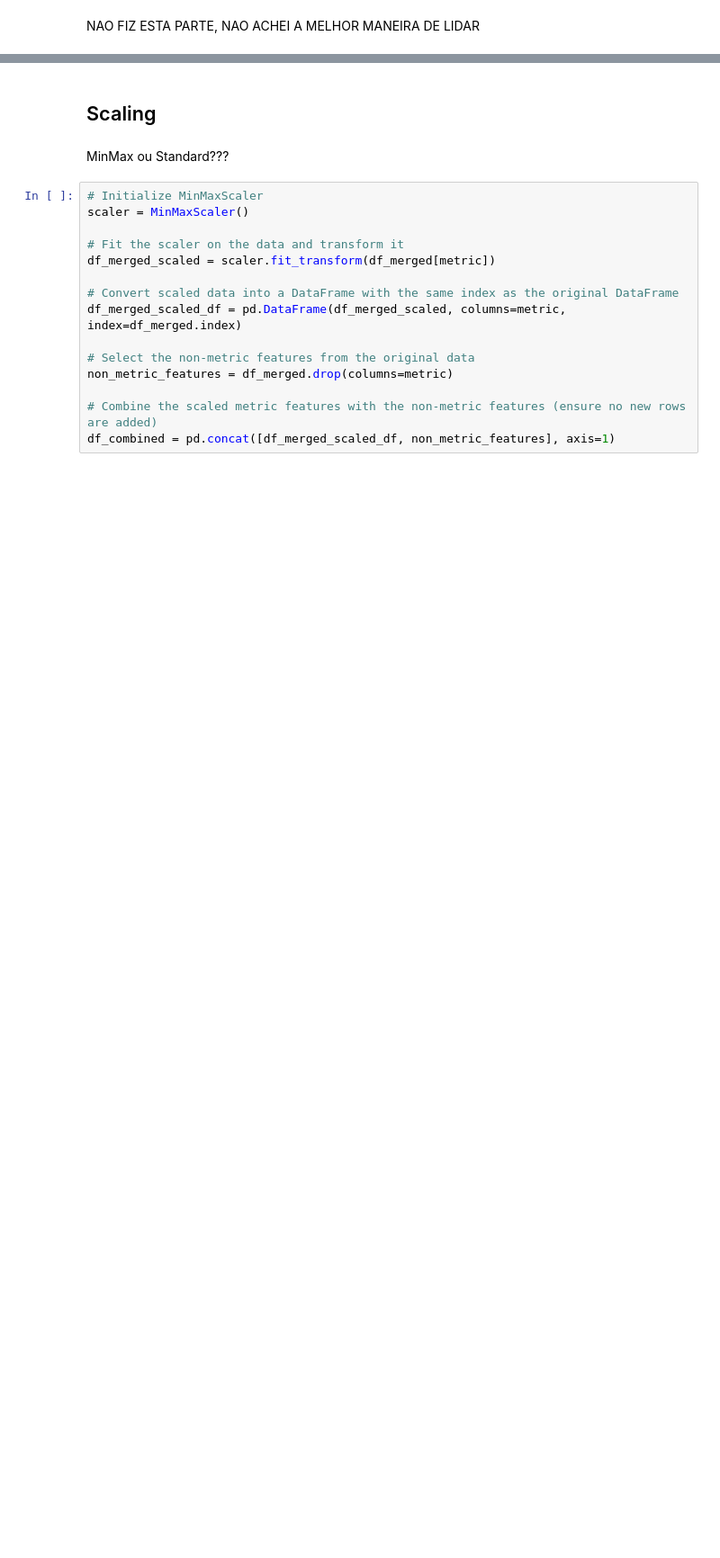
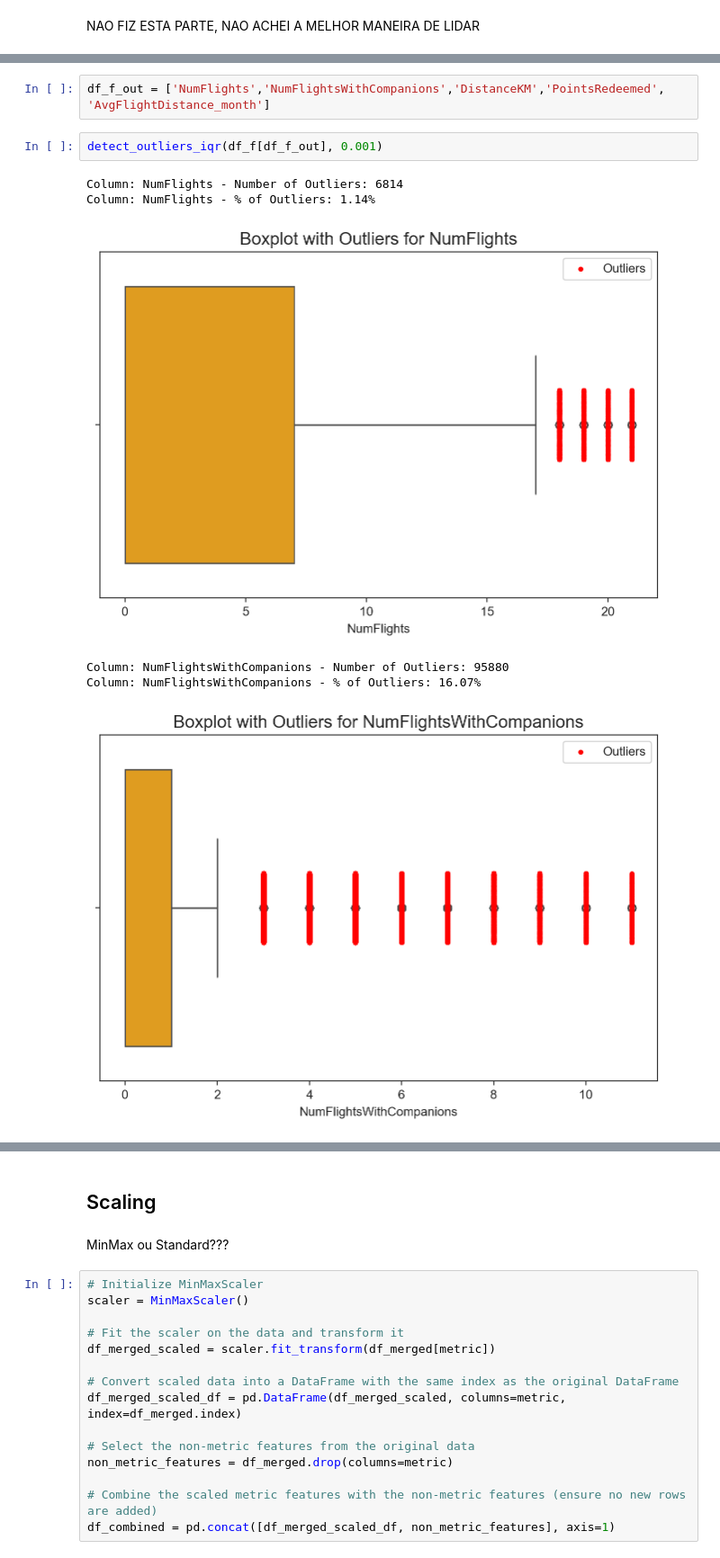
Before and after one commit to fjmartins17/DM_GROUP19_2526, a Jupyter notebook: Group19_Clustering_Code.ipynb, the cells around one changed output, grey strips where cells are left out. Shown at 90% size. Drawn from its saved outputs; the diff is of its cells as text; blank space fills up the shorter version.

```diff
--- a/Group19_Clustering_Code.ipynb
+++ b/Group19_Clustering_Code.ipynb
@@ -521,0 +487,11 @@ SE CALHAR ANTES DO SCALING PODIAMOS FAZER UMA COISA TIPO COMO A NOSSA STORA FEZ
+# %%
+df_f_out = ['NumFlights','NumFlightsWithCompanions','DistanceKM','PointsRedeemed', 'AvgFlightDistance_month']
+# %%
+detect_outliers_iqr(df_f[df_f_out], 0.001)
+# %% [output]
+Column: NumFlights - Number of Outliers: 6814
+Column: NumFlights - % of Outliers: 1.14%
+[figure, added]
+Column: NumFlightsWithCompanions - Number of Outliers: 95880
+Column: NumFlightsWithCompanions - % of Outliers: 16.07%
+[figure, added]
```
Also changed, not shown: parts of 52 cells of this notebook.
